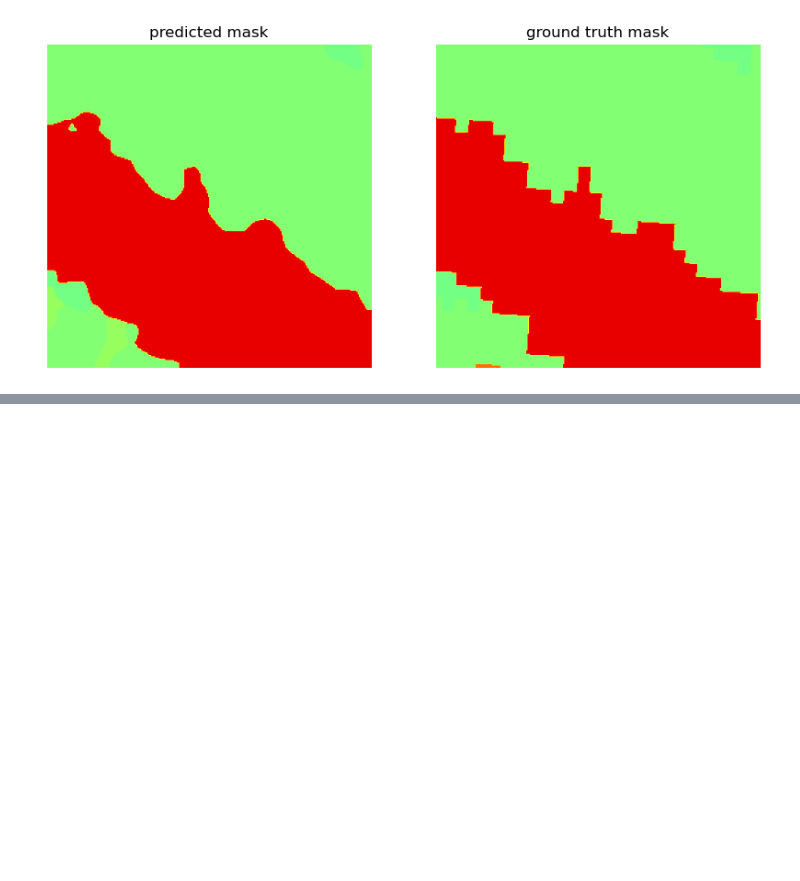
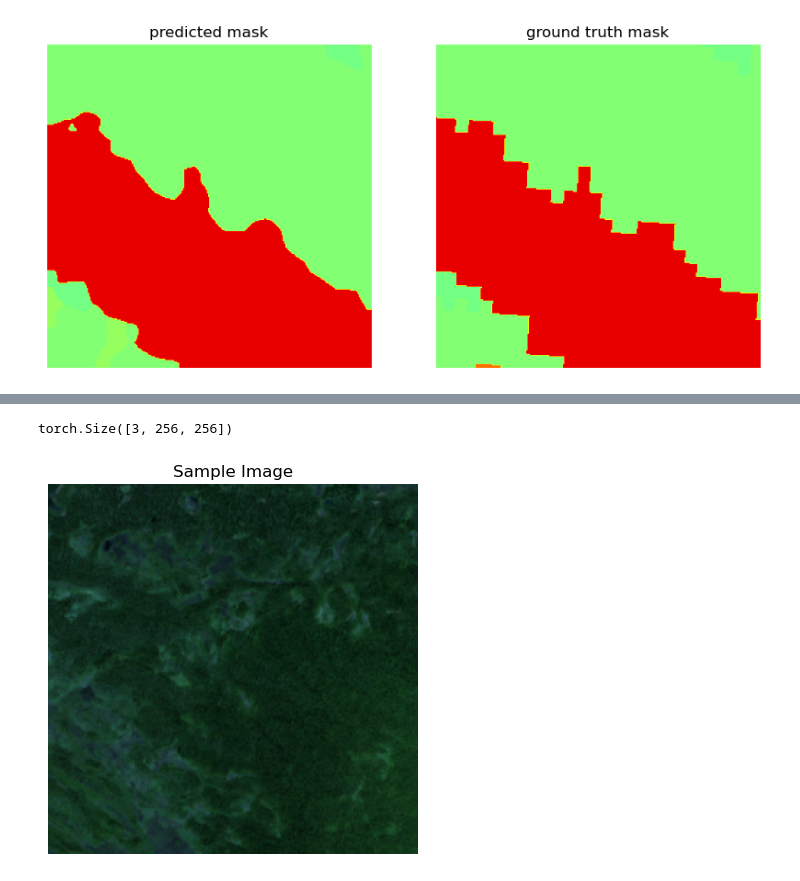
Before and after one commit to ahmedemam576/confident_explanations, a Jupyter notebook: blueprints.ipynb, the cells around one changed output, grey strips where cells are left out. Saved outputs shown, nothing was run; the diff lists cells and outputs as text; code cells hidden in the pictures; blank space fills up the shorter version.

```diff
--- a/blueprints.ipynb
+++ b/blueprints.ipynb
@@ -2083,0 +2038,18 @@ visualize_uncertainty(uncertainty_map)
+# %%
+print(images[0].shape)
+image_np = images[0].permute(1, 2, 0).cpu().numpy()
+image_np = image_np*6 # Assuming batch_size = 1, and 'images' is on the CPU
+ # Assuming batch_size = 1, and 'images' is on the CPU
+
+# If the image is in the format (channels, height, width), rearrange the dimensions
+# For example, if the tensor is in (channels, height, width) format, use:
+# image_np = image_np.transpose(1, 2, 0)
+
+# Plot the image using matplotlib
+plt.imshow(image_np, cmap='gray')  # Use 'cmap' argument for different color maps (e.g., 'viridis', 'jet', 'hot', etc.)
+plt.title('Sample Image')
+plt.axis('off')
+plt.show()
+# %% [output]
+torch.Size([3, 256, 256])
+[figure, added]
```
Also changed, not shown: parts of 13 cells of this notebook.
